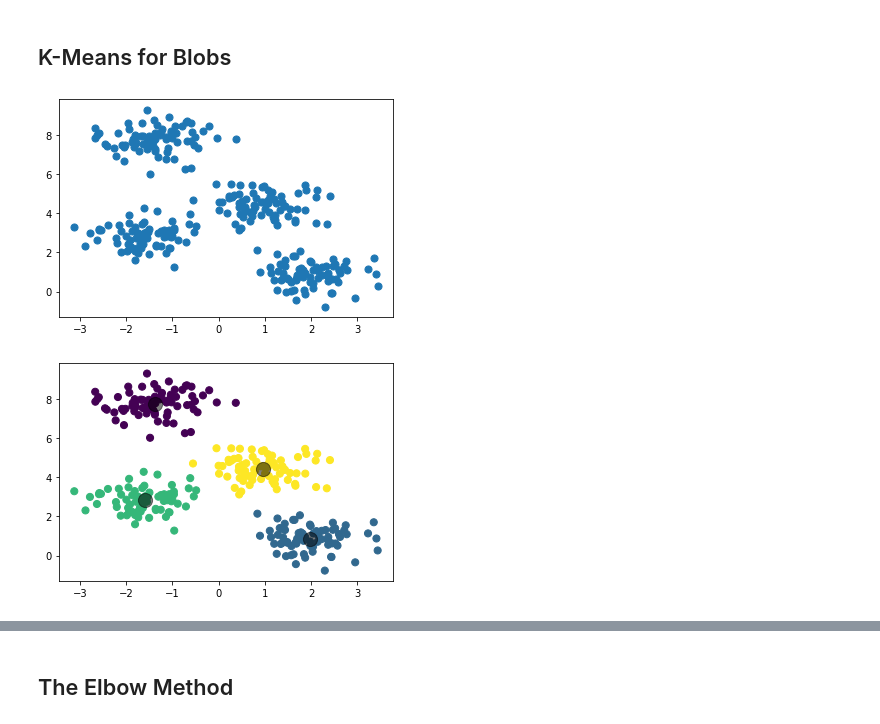
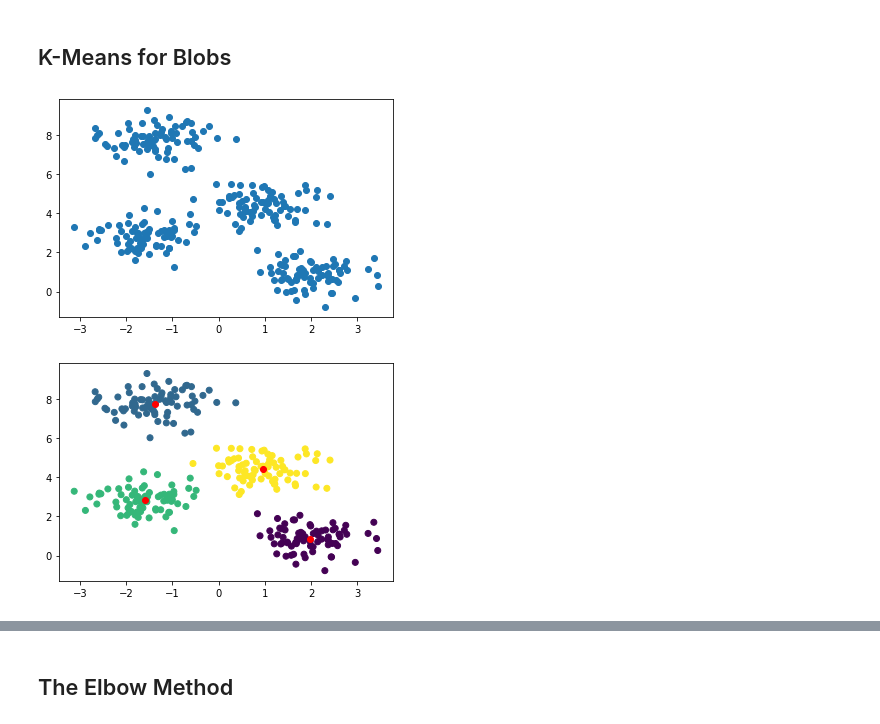
Before and after one commit to lutzhamel/CSC310, a Jupyter notebook: notes/17a-unsupervised-learning.ipynb, the cells around one changed output, grey strips where cells are left out. Drawn from its saved outputs; the diff is of its cells as text; code cells hidden in the pictures.

```diff
--- a/notes/17a-unsupervised-learning.ipynb
+++ b/notes/17a-unsupervised-learning.ipynb
@@ -24,22 +24,26 @@ from sklearn.datasets.samples_generator import make_blobs
 # %%
 # generate blobs
-X, y_true = make_blobs(n_samples=300, centers=4,
-                       cluster_std=0.60, random_state=0)
-plt.scatter(X[:, 0], X[:, 1], s=50);
+X, y = make_blobs(n_samples=300, centers=4, cluster_std=0.60, random_state=0)
+plt.scatter(X[:,0], X[:,1]);
+
 plt.show()
 # %% [output]
-[figure, old version]
+[figure, new version]
 # %%
 # cluster blobs with just the right value for k
-kmeans = KMeans(n_clusters=4)
-kmeans.fit(X)
-y_kmeans = kmeans.predict(X)
+model = KMeans(n_clusters=4)
+model.fit(X)
+y_kmeans = model.predict(X)
 
-plt.scatter(X[:, 0], X[:, 1], c=y_kmeans, s=50, cmap='viridis')
-centers = kmeans.cluster_centers_
-plt.scatter(centers[:, 0], centers[:, 1], c='black', s=200, alpha=0.5)
+# plot clusters by color according to cluster model
+plt.scatter(X[:,0], X[:,1], c=y_kmeans)
+
+# plot centers
+centers = model.cluster_centers_
+plt.scatter(centers[:,0], centers[:,1], c='red')
+
 plt.show()
 # %% [output]
-[figure, old version]
+[figure, new version]
 # %%
 # cluster blobs with non-optimal value for k
```
Also changed, not shown: parts of 5 cells of this notebook, 2 other files.
